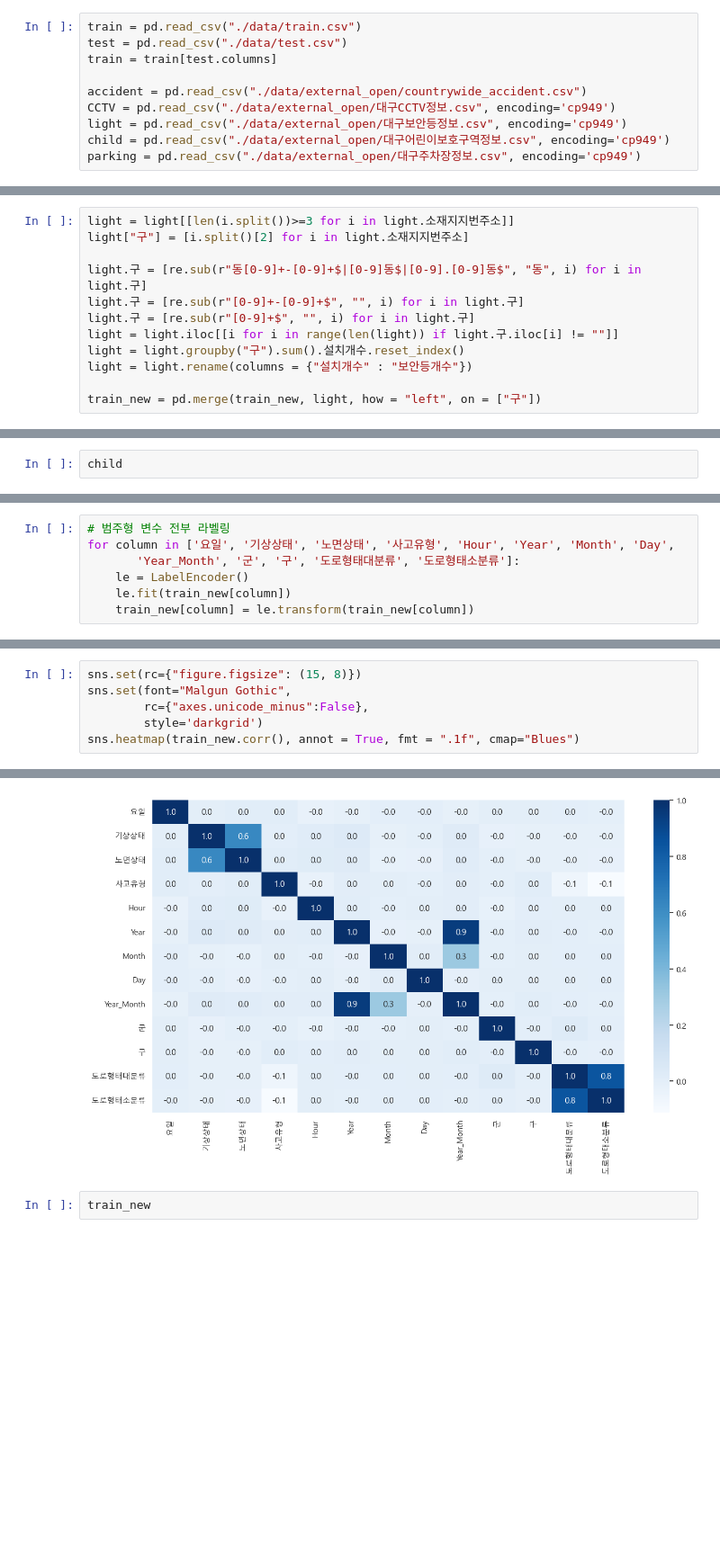
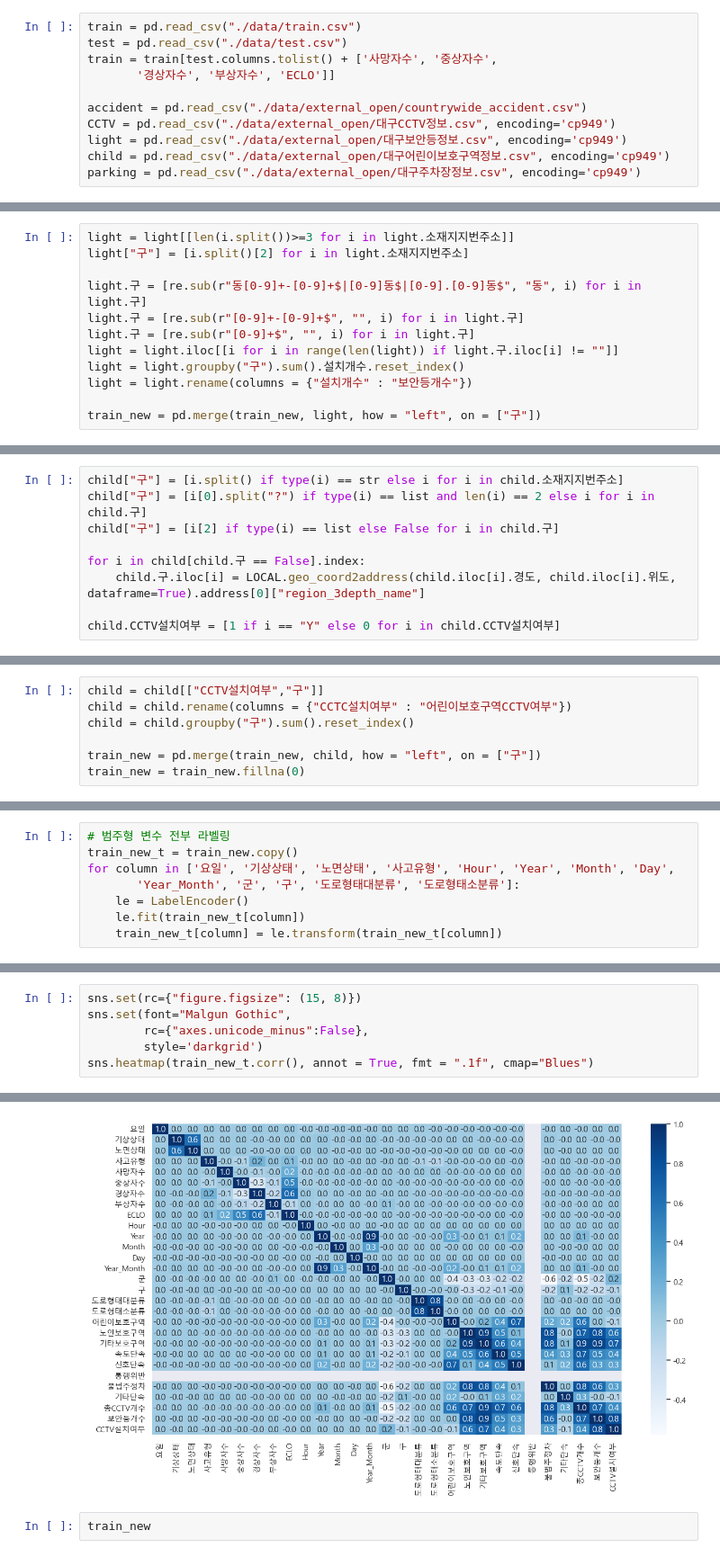
Before and after one commit to p-jiho/Traffic_Accident_Prediction, a Jupyter notebook: EDA.ipynb, the cells around one changed output, grey strips where cells are left out. Shown: that part at 90% size. Drawn from its saved outputs; the diff is of its cells as text; blank space fills up the shorter version.

```diff
--- a/EDA.ipynb
+++ b/EDA.ipynb
@@ -11,7 +11,8 @@ warnings.filterwarnings('ignore')
 # %%
 train = pd.read_csv("./data/train.csv")
 test = pd.read_csv("./data/test.csv")
-train = train[test.columns]
+train = train[test.columns.tolist() + ['사망자수', '중상자수',
+       '경상자수', '부상자수', 'ECLO']]
 
 accident = pd.read_csv("./data/external_open/countrywide_accident.csv")
 CCTV = pd.read_csv("./data/external_open/대구CCTV정보.csv", encoding='cp949')
@@ -335,2 +348,9 @@ train_new
 # %%
-child
+child["구"] = [i.split() if type(i) == str else i for i in child.소재지지번주소]
+child["구"] = [i[0].split("?") if type(i) == list and len(i) == 2 else i for i in child.구]
+child["구"] = [i[2] if type(i) == list else False for i in child.구]
+
+for i in child[child.구 == False].index:
+    child.구.iloc[i] = LOCAL.geo_coord2address(child.iloc[i].경도, child.iloc[i].위도, dataframe=True).address[0]["region_3depth_name"]
+
+child.CCTV설치여부 = [1 if i == "Y" else 0 for i in child.CCTV설치여부]
@@ -358,0 +374,7 @@ sum([H[i] in I for i in range(len(H))])
+# %%
+child = child[["CCTV설치여부","구"]]
+child = child.rename(columns = {"CCTC설치여부" : "어린이보호구역CCTV여부"})
+child = child.groupby("구").sum().reset_index()
+
+train_new = pd.merge(train_new, child, how = "left", on = ["구"])
+train_new = train_new.fillna(0)
@@ -359,7 +505,8 @@ sum([H[i] in I for i in range(len(H))])
 # %%
 # 범주형 변수 전부 라벨링
+train_new_t = train_new.copy()
 for column in ['요일', '기상상태', '노면상태', '사고유형', 'Hour', 'Year', 'Month', 'Day',
        'Year_Month', '군', '구', '도로형태대분류', '도로형태소분류']:
     le = LabelEncoder()
-    le.fit(train_new[column])
-    train_new[column] = le.transform(train_new[column])
+    le.fit(train_new_t[column])
+    train_new_t[column] = le.transform(train_new_t[column])
@@ -385,5 +515,5 @@ sns.set(rc={"figure.figsize": (15, 8)})
 sns.set(font="Malgun Gothic",
         rc={"axes.unicode_minus":False},
         style='darkgrid')
-sns.heatmap(train_new.corr(), annot = True, fmt = ".1f", cmap="Blues")
+sns.heatmap(train_new_t.corr(), annot = True, fmt = ".1f", cmap="Blues")
 # %% [output]
@@ -391,4 +521,4 @@ sns.heatmap(train_new.corr(), annot = True, fmt = ".1f", cmap="Blues")
-[figure, old version]
+[figure, new version]
 # %%
 train_new
 # %% [output]
```
Also changed, not shown: parts of 23 cells of this notebook.
